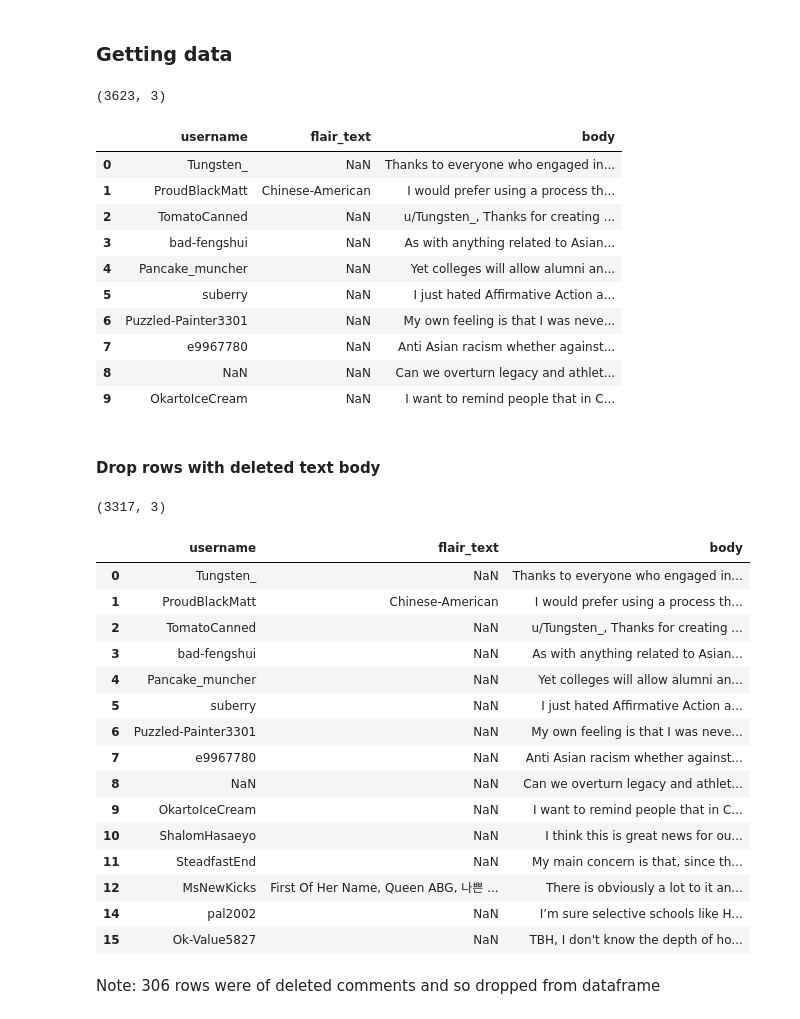
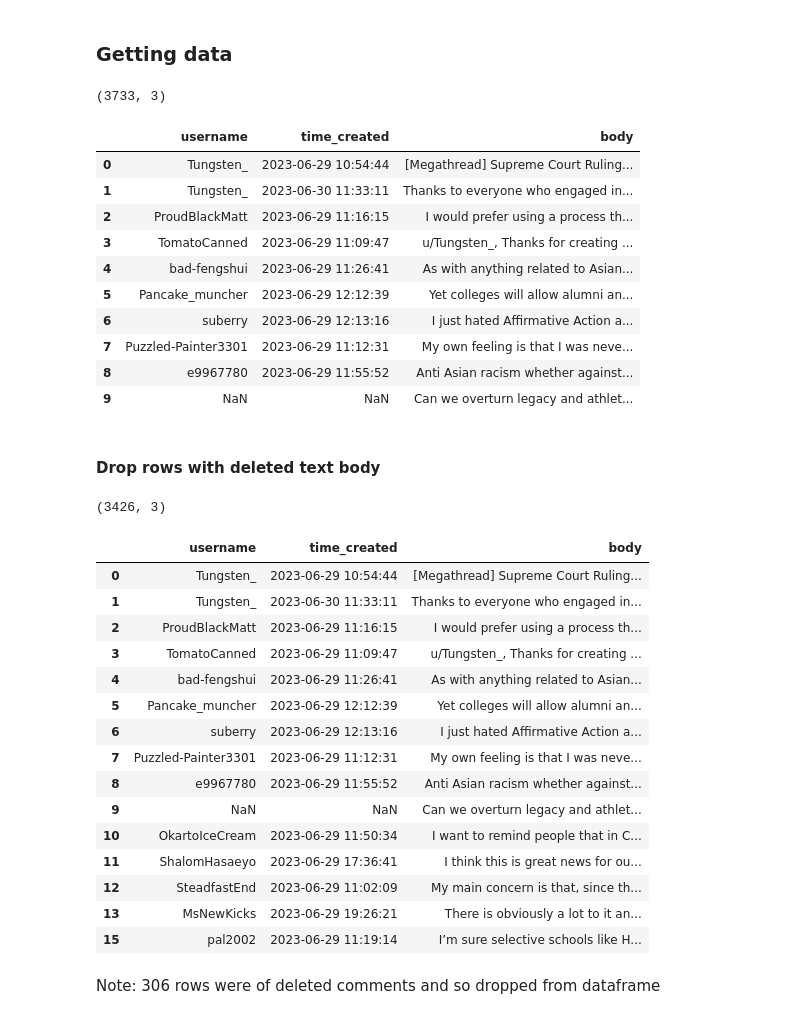
Before and after one commit to ddlee19/macs30200, a Jupyter notebook: analysis/preprocess.ipynb, the cells around one changed output. Cells and saved outputs as stored; diff of their text form; code cells hidden in the pictures.

Commit message:
changed scraper, new analysis

```diff
--- a/analysis/preprocess.ipynb
+++ b/analysis/preprocess.ipynb
@@ -25,23 +16,23 @@ import tempfile
 # %% [markdown]
 ### Getting data
 # %%
-comments_df = pd.read_csv('../data/top_100_post_comments_user_flair.txt', header=None, names=['username', 'flair_text', 'body'])
-
+comments_df = pd.read_csv('C:/Users/danie/Study/MACSS/macs30200/scraper/top_100_post_comments_user_time_text.txt', header=None, names=['username', 'time_created', 'body'])
+#"C:\Users\danie\Study\MACSS\macs30200\scraper\top_100_post_comments_user_time_text.txt"
 print(comments_df.shape)
 comments_df.head(10)
 # %% [output]
-(3623, 3)
+(3733, 3)
-|  | username | flair_text | body |
-| 0 | Tungsten_ | NaN | Thanks to everyone who engaged in... |
-| 1 | ProudBlackMatt | Chinese-American | I would prefer using a process th... |
-| 2 | TomatoCanned | NaN | u/Tungsten_, Thanks for creating ... |
-| 3 | bad-fengshui | NaN | As with anything related to Asian... |
-| 4 | Pancake_muncher | NaN | Yet colleges will allow alumni an... |
-| 5 | suberry | NaN | I just hated Affirmative Action a... |
-| 6 | Puzzled-Painter3301 | NaN | My own feeling is that I was neve... |
-| 7 | e9967780 | NaN | Anti Asian racism whether against... |
-| 8 | NaN | NaN | Can we overturn legacy and athlet... |
-| 9 | OkartoIceCream | NaN | I want to remind people that in C... |
+|  | username | time_created | body |
+| 0 | Tungsten_ | 2023-06-29 10:54:44 | [Megathread] Supreme Court Ruling... |
+| 1 | Tungsten_ | 2023-06-30 11:33:11 | Thanks to everyone who engaged in... |
+| 2 | ProudBlackMatt | 2023-06-29 11:16:15 | I would prefer using a process th... |
+| 3 | TomatoCanned | 2023-06-29 11:09:47 | u/Tungsten_, Thanks for creating ... |
+| 4 | bad-fengshui | 2023-06-29 11:26:41 | As with anything related to Asian... |
+| 5 | Pancake_muncher | 2023-06-29 12:12:39 | Yet colleges will allow alumni an... |
+| 6 | suberry | 2023-06-29 12:13:16 | I just hated Affirmative Action a... |
+| 7 | Puzzled-Painter3301 | 2023-06-29 11:12:31 | My own feeling is that I was neve... |
+| 8 | e9967780 | 2023-06-29 11:55:52 | Anti Asian racism whether against... |
+| 9 | NaN | NaN | Can we overturn legacy and athlet... |
 # %%
 # load spacy model
 nlp = spacy.load('en_core_web_sm')
@@ -56,23 +47,23 @@ print(comments_df.shape)
 comments_df.reset_index(drop=True)
 comments_df.head(15)
 # %% [output]
-(3317, 3)
+(3426, 3)
-|  | username | flair_text | body |
-| 0 | Tungsten_ | NaN | Thanks to everyone who engaged in... |
-| 1 | ProudBlackMatt | Chinese-American | I would prefer using a process th... |
-| 2 | TomatoCanned | NaN | u/Tungsten_, Thanks for creating ... |
-| 3 | bad-fengshui | NaN | As with anything related to Asian... |
-| 4 | Pancake_muncher | NaN | Yet colleges will allow alumni an... |
-| 5 | suberry | NaN | I just hated Affirmative Action a... |
-| 6 | Puzzled-Painter3301 | NaN | My own feeling is that I was neve... |
-| 7 | e9967780 | NaN | Anti Asian racism whether against... |
-| 8 | NaN | NaN | Can we overturn legacy and athlet... |
-| 9 | OkartoIceCream | NaN | I want to remind people that in C... |
-| 10 | ShalomHasaeyo | NaN | I think this is great news for ou... |
-| 11 | SteadfastEnd | NaN | My main concern is that, since th... |
-| 12 | MsNewKicks | First Of Her Name, Queen ABG, 나쁜 ... | There is obviously a lot to it an... |
-| 14 | pal2002 | NaN | I’m sure selective schools like H... |
-| 15 | Ok-Value5827 | NaN | TBH, I don't know the depth of ho... |
+|  | username | time_created | body |
+| 0 | Tungsten_ | 2023-06-29 10:54:44 | [Megathread] Supreme Court Ruling... |
+| 1 | Tungsten_ | 2023-06-30 11:33:11 | Thanks to everyone who engaged in... |
+| 2 | ProudBlackMatt | 2023-06-29 11:16:15 | I would prefer using a process th... |
+| 3 | TomatoCanned | 2023-06-29 11:09:47 | u/Tungsten_, Thanks for creating ... |
+| 4 | bad-fengshui | 2023-06-29 11:26:41 | As with anything related to Asian... |
+| 5 | Pancake_muncher | 2023-06-29 12:12:39 | Yet colleges will allow alumni an... |
+| 6 | suberry | 2023-06-29 12:13:16 | I just hated Affirmative Action a... |
+| 7 | Puzzled-Painter3301 | 2023-06-29 11:12:31 | My own feeling is that I was neve... |
+| 8 | e9967780 | 2023-06-29 11:55:52 | Anti Asian racism whether against... |
+| 9 | NaN | NaN | Can we overturn legacy and athlet... |
+| 10 | OkartoIceCream | 2023-06-29 11:50:34 | I want to remind people that in C... |
+| 11 | ShalomHasaeyo | 2023-06-29 17:36:41 | I think this is great news for ou... |
+| 12 | SteadfastEnd | 2023-06-29 11:02:09 | My main concern is that, since th... |
+| 13 | MsNewKicks | 2023-06-29 19:26:21 | There is obviously a lot to it an... |
+| 15 | pal2002 | 2023-06-29 11:19:14 | I’m sure selective schools like H... |
 # %% [markdown]
 Note: 306 rows were of deleted comments and so dropped from dataframe
 # %% [markdown]
```
Also changed, not shown: parts of 7 cells of this notebook, 6 other files.
